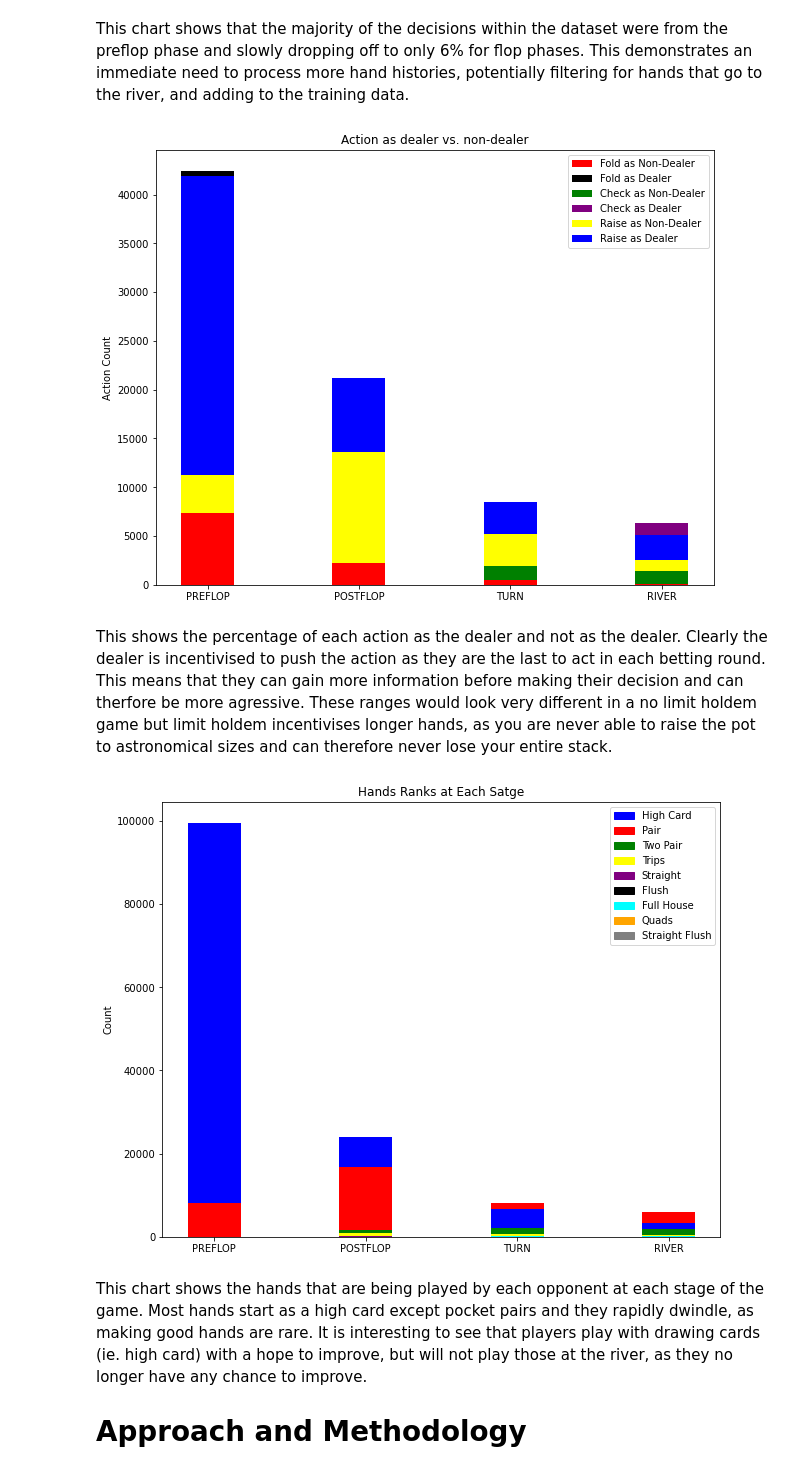
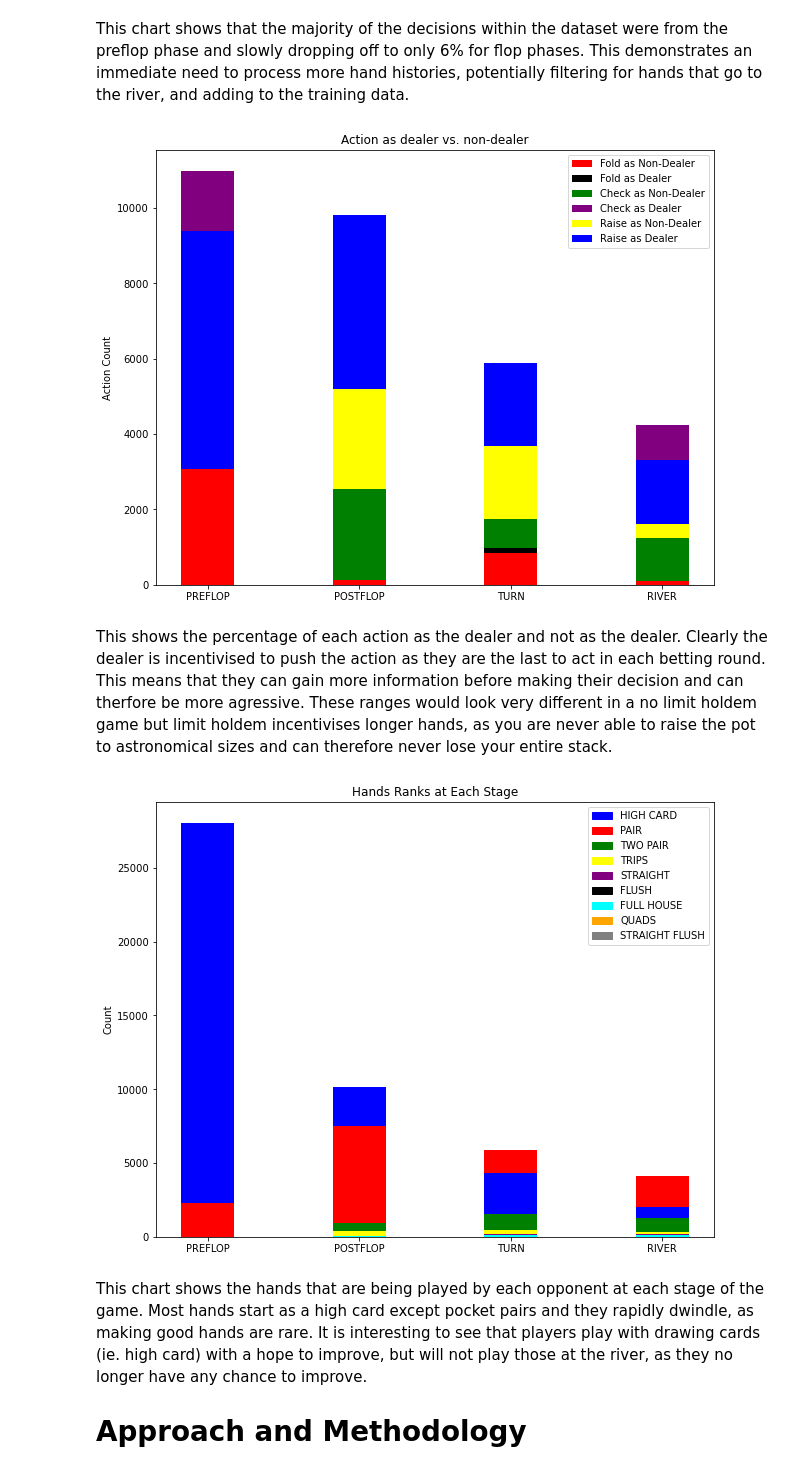
Before and after one commit to zachwdawson/zbot, a Jupyter notebook: zbot/notebooks/DS4400 Milestone.ipynb, the cells around one changed output. Saved outputs shown, nothing was run; the diff lists cells and outputs as text; code cells hidden in the pictures.

```diff
--- a/zbot/notebooks/DS4400 Milestone.ipynb
+++ b/zbot/notebooks/DS4400 Milestone.ipynb
@@ -73,7 +73,7 @@ columns = ['action number','target', 'stage', 'dealer', 'hand_strength', 'hand_r
         'my_num_raises_curr_phase', 'opp_num_raises_curr_phase',
         'my_num_raises_total', 'opp_num_raises_total','num_outs',
         'winning_prob','highest_card', 'num_aces', 'num_kings', 'num_queens']
-hands = pd.read_csv('/Users/zacharydawson/artificial-intelligence/poker/data/hand_histories/test.csv', names=columns)
+hands = pd.read_csv('/Users/zacharydawson/artificial-intelligence/poker/data/hand_histories/overnight_1.csv', names=columns)
 hands = hands.drop(0, axis=0)
 hands = hands.fillna(0)
 np.max(hands['winning_prob'].astype(float))
@@ -103,6 +103,6 @@ hands['hand_rank'] = hands['hand_rank'].map(hand_ranks)
 hands['hand_rank'] = hands['hand_rank'].astype(int)
 hands['winning_prob'] = hands['winning_prob'] / 100
 
-hands.head(10)
+hands
 # %% [output]
 |  | action number | target | stage | dealer | hand_strength | hand_rank | opp_last_action | my_last_action | ... |
@@ -141,7 +147,7 @@ The final dataset includes 18 features that include the stage (preflop, postflop
 # %%
 ## Prepare data for charts
 
-import plotly.express as px
+
 chart_df = features.copy()
 chart_df['target'] = target_scaled
 chart_df.groupby(['stage', 'dealer']).count()['hand_strength']
@@ -161,7 +167,7 @@ for stage in chart_df['stage'].unique():
 stage_hand_rank = {}
 for stage in chart_df['stage'].unique():
     hand_rank_action = {}
-    for hand_rank in chart_df['hand_rank'].unique():
+    for hand_rank in [0,1,2,3,4,5,6,7,8]:
         hand_rank_action[hand_rank] = chart_df[(chart_df['stage'] == stage) & (chart_df['hand_rank'] == hand_rank)].count()['hand_strength']
 
     stage_hand_rank[stage] = hand_rank_action
@@ -212,11 +218,12 @@ ax.legend()
 
 plt.show()
 # %% [output]
-[figure, old version]
+[figure, new version]
 # %% [markdown]
 This shows the percentage of each action as the dealer and not as the dealer. Clearly the dealer is incentivised to push the action as they are the last to act in each betting round. This means that they can gain more information before making their decision and can therfore be more agressive. These ranges would look very different in a no limit holdem game but limit holdem incentivises longer hands, as you are never able to raise the pot to astronomical sizes and can therefore never lose your entire stack.
 # %%
 import matplotlib.pyplot as plt
+import matplotlib.patches as mpatches
 
 ## Build hand rank chart
 
@@ -229,36 +236,47 @@ high_card = [pre[0], post[0], turn[0], river[0]]
 pair = [pre[1], post[1], turn[1], river[1]]
 two_pair = [pre[2], post[2], turn[2], river[2]]
 trips = [pre[3], post[3], turn[3], river[3]]
 straight = [pre[4], post[4], turn[4], river[4]]
 flush = [pre[5], post[5], turn[5], river[5]]
 full_house = [pre[6], post[6], turn[6], river[6]]
 quads = [pre[7], post[7], turn[7], river[7]]
 straight_flush = [pre[8], post[8], turn[8], river[8]]
 
 width = 0.35       # the width of the bars: can also be len(x) sequence
 
 fig, ax = plt.subplots()
 fig.set_size_inches(10, 8)
 
 colors = {'HIGH CARD': 'blue', 'PAIR':'red', 'TWO PAIR':'green',
              'TRIPS': 'yellow', 'STRAIGHT':'purple', 'FLUSH':'black',
              'FULL HOUSE': 'cyan', 'QUADS':'orange', 'STRAIGHT FLUSH':'gray'}
 colors_i = { 0: 'blue', 1:'red', 2:'green',
              3: 'yellow', 4:'purple', 5:'black',
              6: 'cyan', 7:'orange', 8:'gray'}
 labels = list(hand_ranks.keys())
-plt.legend(handles, labels)
 
 for stage, (hc, p, two_p, trip, s, f, fh, q, sf)  in enumerate(zip(high_card, pair, two_pair, trips, straight, flush, full_house, quads, straight_flush)):
     for i, (h, c) in enumerate(sorted([(hc, 0), (p, 1), (two_p, 2), (trip, 3), (s, 4), (f, 5), (fh, 6), (q, 7), (sf, 8)])):
         ax.bar(labels[stage], h, width, zorder=-i, color=colors_i[c])
 
 plt.xticks(labels[0:4], ['PREFLOP', 'POSTFLOP', 'TURN', 'RIVER'])
 ax.set_ylabel('Count')
-ax.set_title('Hands Ranks at Each Satge')
+ax.set_title('Hands Ranks at Each Stage')
+
+blue_patch = mpatches.Patch(color='blue', label='HIGH CARD')
+red_patch = mpatches.Patch(color='red', label='PAIR')
+green_patch = mpatches.Patch(color='green', label='TWO PAIR')
+yellow_patch = mpatches.Patch(color='yellow', label='TRIPS')
+purple_patch = mpatches.Patch(color='purple', label='STRAIGHT')
+black_patch = mpatches.Patch(color='black', label='FLUSH')
+cyan_patch = mpatches.Patch(color='cyan', label='FULL HOUSE')
+orange_patch = mpatches.Patch(color='orange', label='QUADS')
+gray_patch = mpatches.Patch(color='gray', label='STRAIGHT FLUSH')
+
+plt.legend(handles=[blue_patch, red_patch, green_patch, yellow_patch, purple_patch, black_patch, cyan_patch, orange_patch, gray_patch])
 plt.show()
 # %% [output]
-[figure, old version]
+[figure, new version]
 # %% [markdown]
 This chart shows the hands that are being played by each opponent at each stage of the game. Most hands start as a high card except pocket pairs and they rapidly dwindle, as making good hands are rare. It is interesting to see that players play with drawing cards (ie. high card) with a hope to improve, but will not play those at the river, as they no longer have any chance to improve.
 
```
Also changed, not shown: parts of 10 cells of this notebook, 20 other files.
